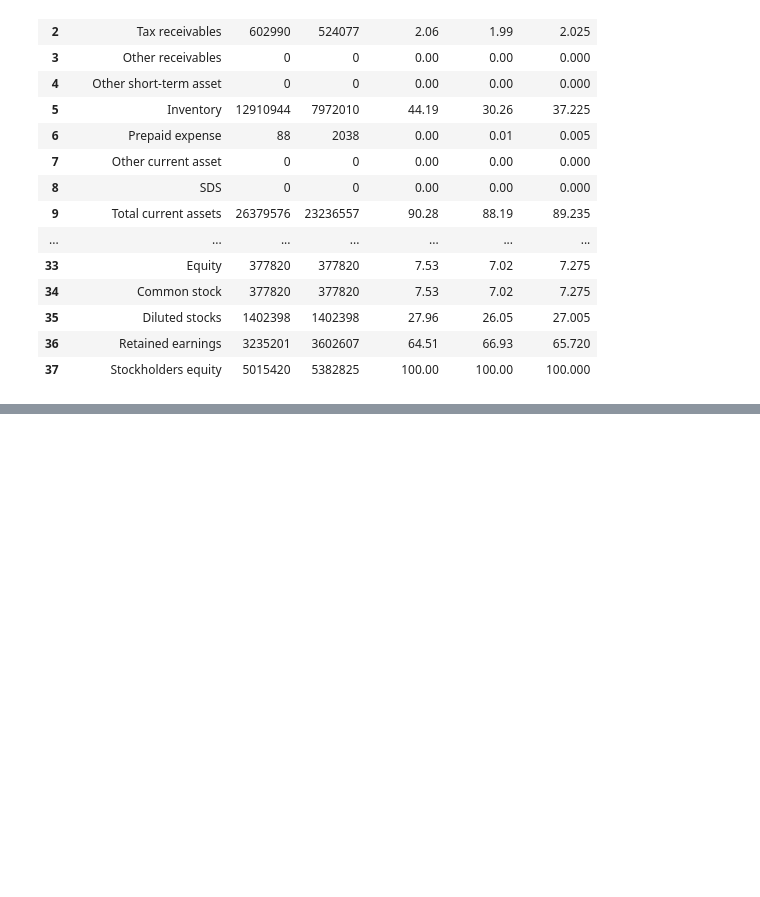
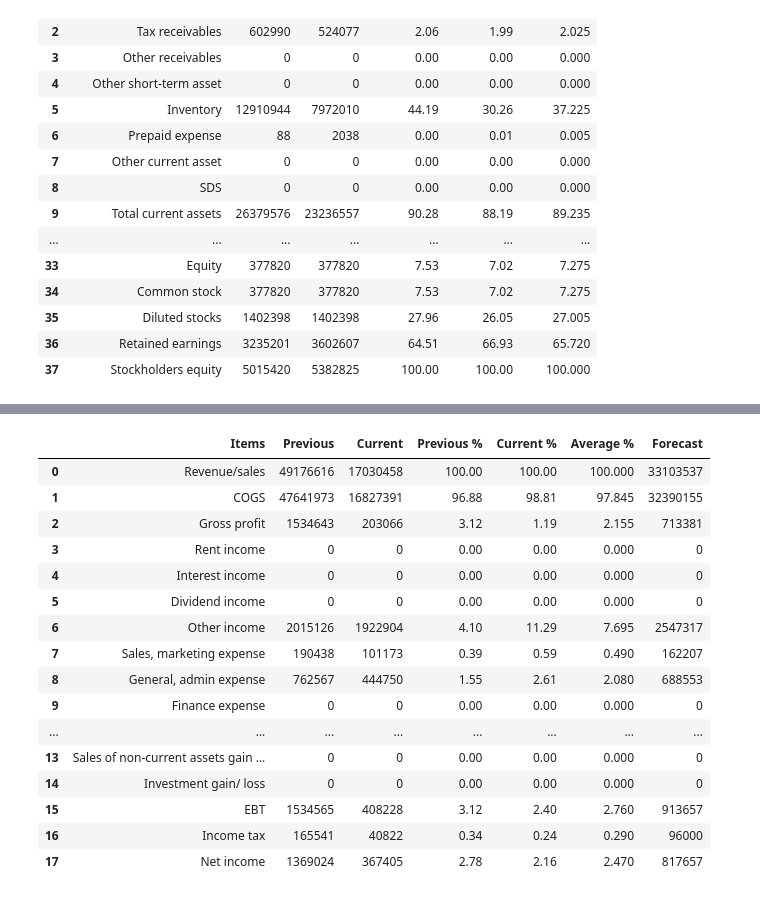
Before and after one commit to sarazoloo/Financial_analysis, a Jupyter notebook: formula.ipynb, the cells around one changed output, grey strips where cells are left out. Cells and saved outputs as stored; diff of their text form; code cells hidden in the pictures; blank space fills up the shorter version.

```diff
--- a/formula.ipynb
+++ b/formula.ipynb
@@ -490,0 +584,40 @@ balance_df
+# %%
+def income_forecast():
+    rev_index = income_df[income_df['Items']=='Revenue/sales'].index.values
+    rev_p = income_df.iloc[income_df[income_df['Items'] == 'Revenue/sales'].index, income_df.columns.get_loc("Previous")].values
+    rev_c = income_df.iloc[income_df[income_df['Items'] == 'Revenue/sales'].index, income_df.columns.get_loc("Current")].values
+
+    i = len(income_df)
+    rev_prev =  ((income_df["Previous"][:i] / rev_p)*100).round(2)
+    rev_curr = ((income_df["Current"][:i] / rev_c)*100).round(2)
+
+    income_df["Previous %"] = rev_prev
+    income_df["Current %"] = rev_curr
+    income_df['Average %'] = (rev_prev + rev_curr) / 2
+
+    ave_rev = (rev_p + rev_c) / 2
+    rev_forecast = (ave_rev * (income_df["Average %"][:i] / 100)).astype(np.int64)
+
+    income_df["Forecast"] = rev_forecast
+
+    return income_df
+# %%
+income_forecast()
+# %% [output]
+|  | Items | Previous | Current | Previous % | Current % | Average % | Forecast |
+| 0 | Revenue/sales | 49176616 | 17030458 | 100.00 | 100.00 | 100.000 | 33103537 |
+| 1 | COGS | 47641973 | 16827391 | 96.88 | 98.81 | 97.845 | 32390155 |
+| 2 | Gross profit | 1534643 | 203066 | 3.12 | 1.19 | 2.155 | 713381 |
+| 3 | Rent income | 0 | 0 | 0.00 | 0.00 | 0.000 | 0 |
+| 4 | Interest income | 0 | 0 | 0.00 | 0.00 | 0.000 | 0 |
+| 5 | Dividend income | 0 | 0 | 0.00 | 0.00 | 0.000 | 0 |
+| 6 | Other income | 2015126 | 1922904 | 4.10 | 11.29 | 7.695 | 2547317 |
+| 7 | Sales, marketing expense | 190438 | 101173 | 0.39 | 0.59 | 0.490 | 162207 |
+| 8 | General, admin expense | 762567 | 444750 | 1.55 | 2.61 | 2.080 | 688553 |
+| 9 | Finance expense | 0 | 0 | 0.00 | 0.00 | 0.000 | 0 |
+| ... | ... | ... | ... | ... | ... | ... | ... |
+| 13 | Sales of non-current assets gain ... | 0 | 0 | 0.00 | 0.00 | 0.000 | 0 |
+| 14 | Investment gain/ loss | 0 | 0 | 0.00 | 0.00 | 0.000 | 0 |
+| 15 | EBT | 1534565 | 408228 | 3.12 | 2.40 | 2.760 | 913657 |
+| 16 | Income tax | 165541 | 40822 | 0.34 | 0.24 | 0.290 | 96000 |
+| 17 | Net income | 1369024 | 367405 | 2.78 | 2.16 | 2.470 | 817657 |
```
Also changed, not shown: parts of 17 cells of this notebook.
